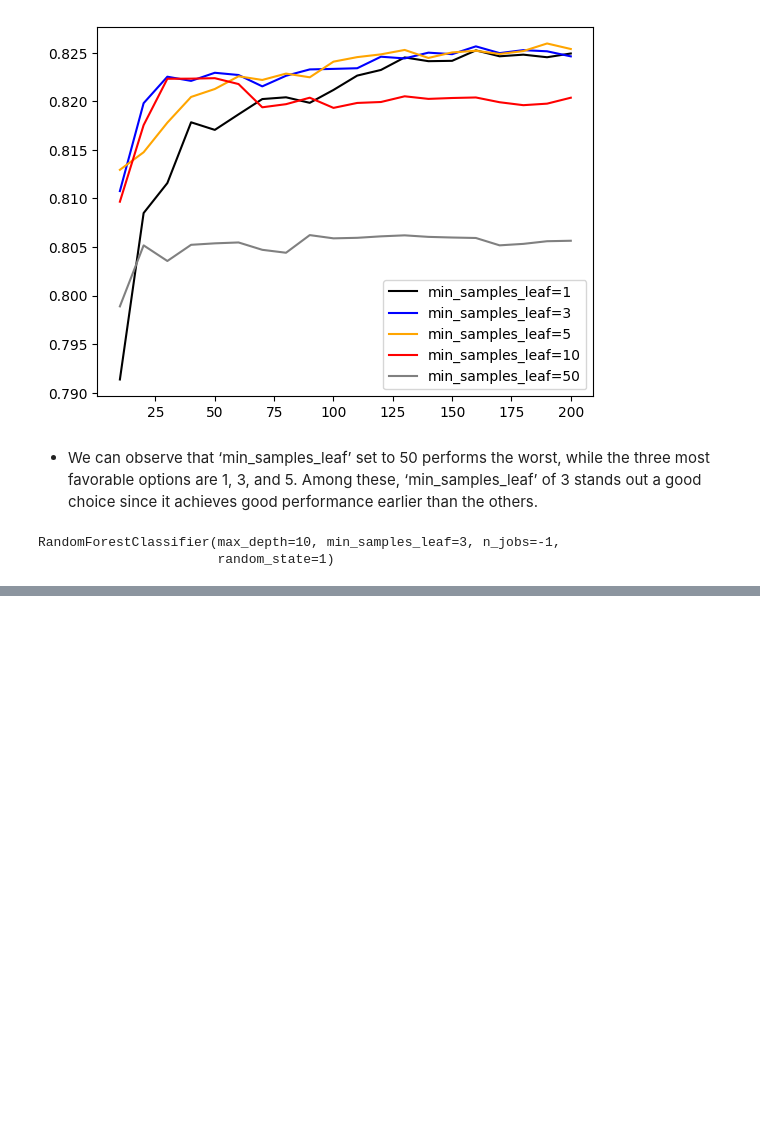
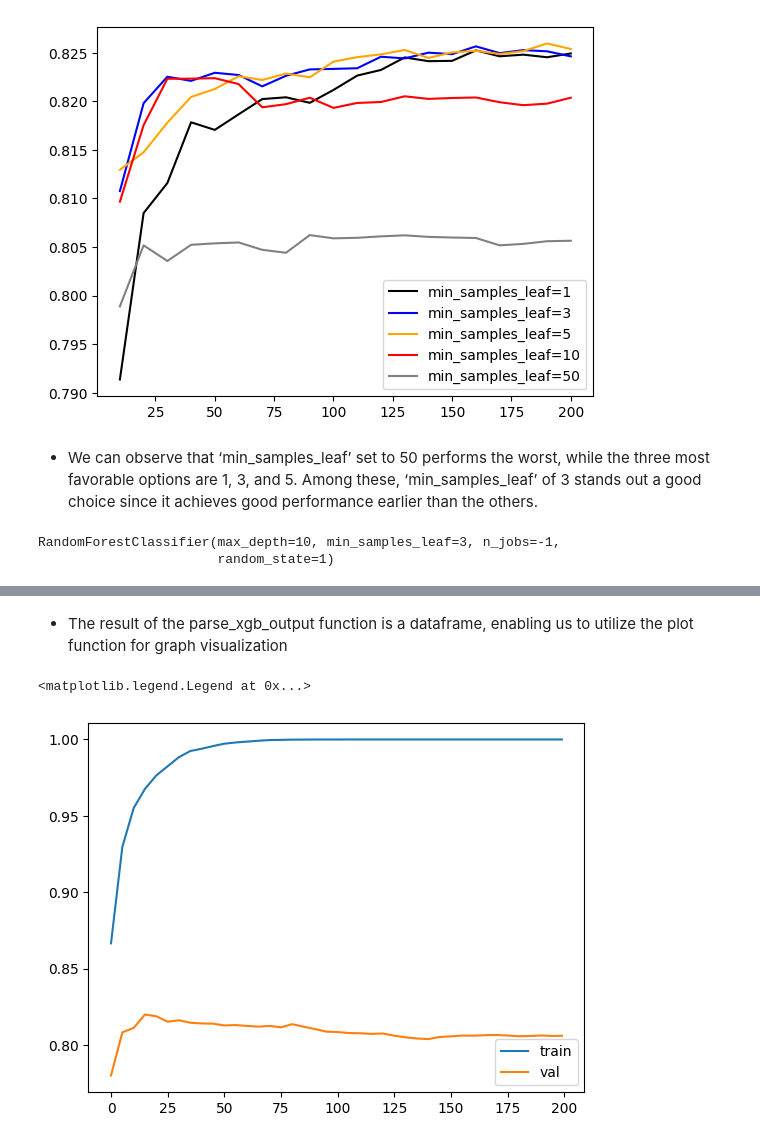
Before and after one commit to Charlie-Charlie01/Credit-Risk-Scoring-with-Decision-Trees, a Jupyter notebook: Credit Risk Scoring Project.ipynb, the cells around one changed output, grey strips where cells are left out. Saved outputs shown, nothing was run; the diff lists cells and outputs as text; code cells hidden in the pictures; blank space fills up the shorter version.

Commit message:
Added Gradient Boosting and XGBoost

```diff
--- a/Credit Risk Scoring Project.ipynb
+++ b/Credit Risk Scoring Project.ipynb
@@ -848,0 +1018,3 @@ RandomForestClassifier(max_depth=10, min_samples_leaf=3, n_jobs=-1,
+# %%
+s = output.stdout
+print(s)
@@ -848,0 +1063,6 @@ RandomForestClassifier(max_depth=10, min_samples_leaf=3, n_jobs=-1,
+# %%
+# 's' is that full output string
+# .split('\n') breaks it into a list by line
+# [0] grabs the first line only
+line = s.split('\n')[0]
+line
@@ -848,0 +1100,21 @@ RandomForestClassifier(max_depth=10, min_samples_leaf=3, n_jobs=-1,
+# %%
+# Let's parse the raw text output from XGBoost training and converts it into a clean, readable Pandas DataFrame
+
+def parse_xgb_output(output):
+    results = []
+
+    for line in output.stdout.strip().split('\n'):
+        it_line, train_line, val_line = line.split('\t')
+
+        it = int(it_line.strip('[]'))
+        train = float(train_line.split(':')[1])
+        val = float(val_line.split(':')[1])
+
+        results.append((it, train, val))
+    columns = ['num_iter', 'train_auc', 'val_auc']
+    df_results = pd.DataFrame(results, columns=columns)
+    return df_results
+# %%
+# Now, let's see how the function works in action
+df_score = parse_xgb_output(output)
+df_score
@@ -848,0 +1139,11 @@ RandomForestClassifier(max_depth=10, min_samples_leaf=3, n_jobs=-1,
+# %% [markdown]
+- The result of the parse_xgb_output function is a dataframe, enabling us to utilize the plot function for graph visualization
+# %%
+# x-axis - number of iterations
+# y_axis - auc
+plt.plot(df_score.num_iter, df_score.train_auc, label = 'train')
+plt.plot(df_score.num_iter, df_score.val_auc, label = 'val')
+plt.legend()
+# %% [output]
+<matplotlib.legend.Legend at 0x...>
+[figure, added]
```
Also changed, not shown: parts of 132 cells of this notebook.
